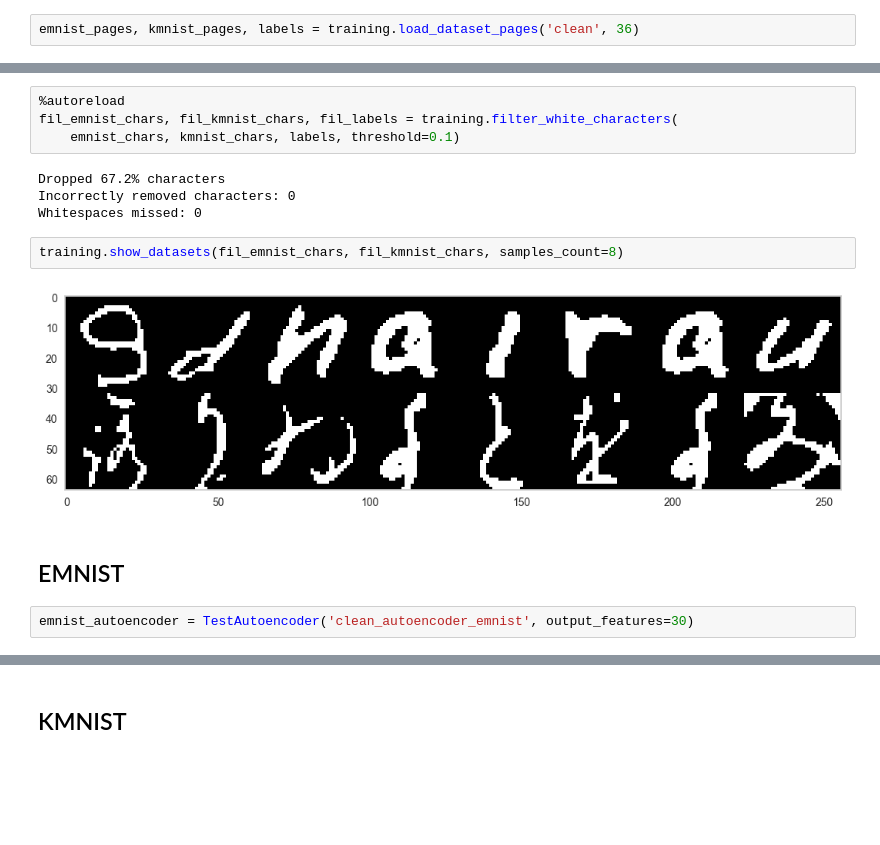
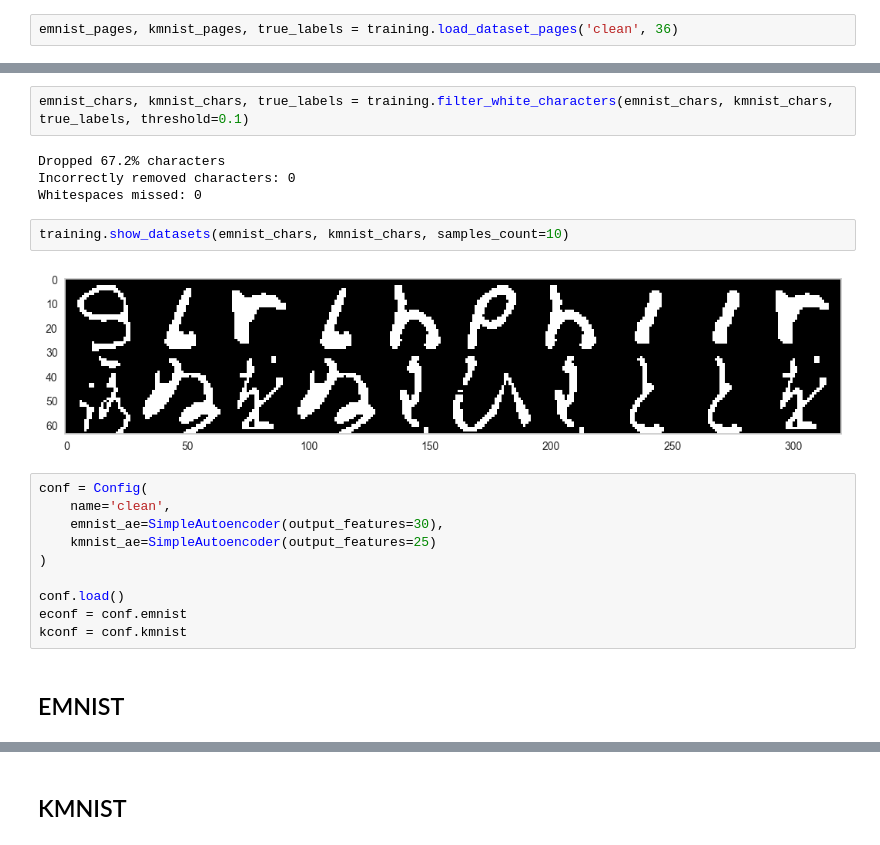
Before and after one commit to klima7/KMNIST-EMNIST-Translator, a Jupyter notebook: training/clean.ipynb, the cells around one changed output, grey strips where cells are left out. Cells and saved outputs as stored; diff of their text form; blank space fills up the shorter version.

```diff
--- a/training/clean.ipynb
+++ b/training/clean.ipynb
@@ -17,7 +26,7 @@ import lib.utils as utils
 # %% [markdown]
 ## Loading training dataset
 # %%
-emnist_pages, kmnist_pages, labels = training.load_dataset_pages('clean', 36)
+emnist_pages, kmnist_pages, true_labels = training.load_dataset_pages('clean', 36)
 # %%
 emnist_pages = 1 - emnist_pages
 kmnist_pages = 1 - kmnist_pages
@@ -27,17 +37,23 @@ kmnist_chars = rearrange(kmnist_pages, 'p (H h) (W w) -> (p H W) h w', h=32, w=3
 # %%
-%autoreload
-fil_emnist_chars, fil_kmnist_chars, fil_labels = training.filter_white_characters(
-    emnist_chars, kmnist_chars, labels, threshold=0.1)
+emnist_chars, kmnist_chars, true_labels = training.filter_white_characters(emnist_chars, kmnist_chars, true_labels, threshold=0.1)
 # %% [output]
 Dropped 67.2% characters
 Incorrectly removed characters: 0
 Whitespaces missed: 0
 # %%
-training.show_datasets(fil_emnist_chars, fil_kmnist_chars, samples_count=8)
+training.show_datasets(emnist_chars, kmnist_chars, samples_count=10)
 # %% [output]
-[figure, old version]
+[figure, new version]
+# %%
+conf = Config(
+    name='clean',
+    emnist_ae=SimpleAutoencoder(output_features=30),
+    kmnist_ae=SimpleAutoencoder(output_features=25)
+)
+
+conf.load()
+econf = conf.emnist
+kconf = conf.kmnist
 # %% [markdown]
 ## EMNIST
-# %%
-emnist_autoencoder = TestAutoencoder('clean_autoencoder_emnist', output_features=30)
 # %%
```
Also changed, not shown: parts of 56 cells of this notebook, 11 other files.
